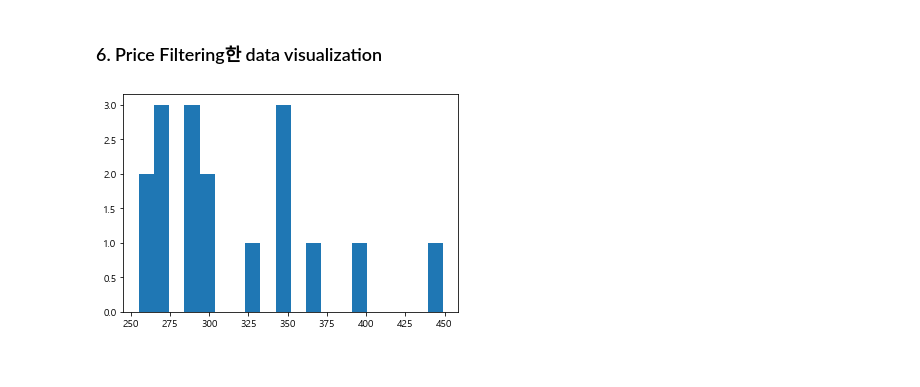
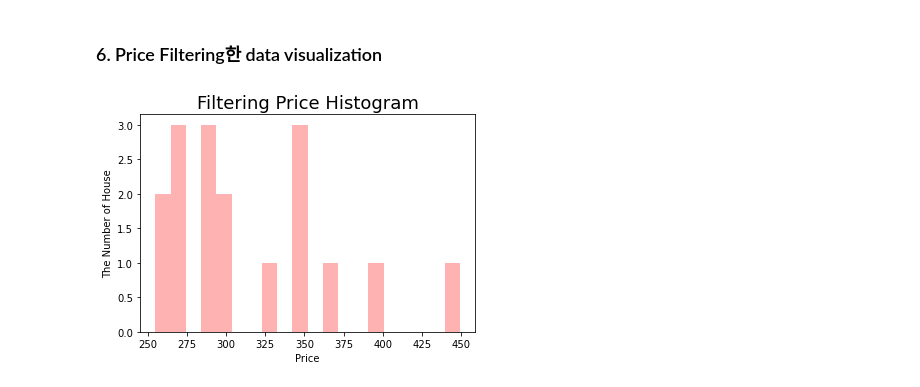
Before and after one commit to 4Moyede/HexatonClass-01, a Jupyter notebook: Mentee/NDK/LECTURE/02/pandas homework.ipynb, the cells around one changed output. Saved outputs shown, nothing was run; the diff lists cells and outputs as text; code cells hidden in the pictures.

```diff
--- a/Mentee/NDK/LECTURE/02/pandas homework.ipynb
+++ b/Mentee/NDK/LECTURE/02/pandas homework.ipynb
@@ -129,16 +149,13 @@ The number of house :
 # %% [markdown]
 ### 6. Price Filtering한 data visualization
-# %%
-
-import matplotlib.pyplot as plt
-
-airb_filter = airb[(airb['price'] > 250) & (airb['neighborhood'] == 'Downtown') & (airb['reviews'] > 5)]
-
-list = []
-for i in range(0,21):
-    list.append(255 + 9.7*i)
-
-plt.hist(airb_filter['price'],list)
-plt.show()
-# %% [output]
-[figure, removed]
+# %%
+
+import matplotlib.pyplot as plt
+
+plt.hist(airb_filter['price'],bins = 20,color = '#ffb2b2')
+plt.xlabel('Price') # x축 라벨링
+plt.ylabel('The Number of House') # y축 라벨링
+plt.title("Filtering Price Histogram", fontsize = 18) #히스토그램 제목
+plt.show()
+# %% [output]
+[figure, added]
```
Also changed, not shown: parts of 7 cells of this notebook, 1 other file.
